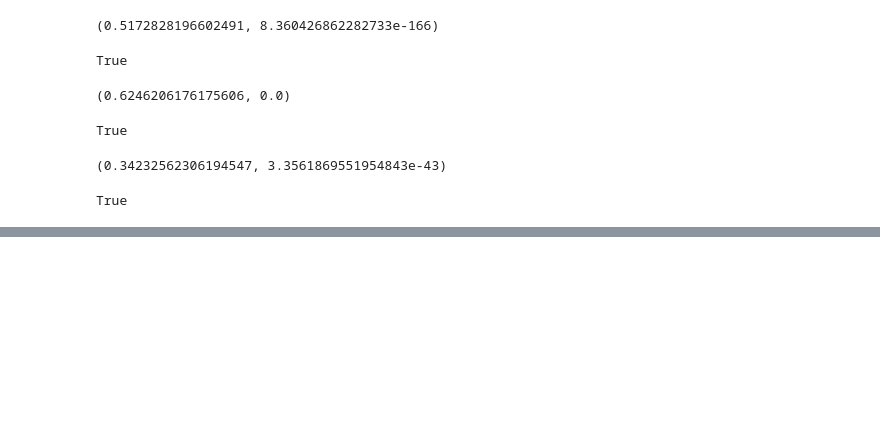
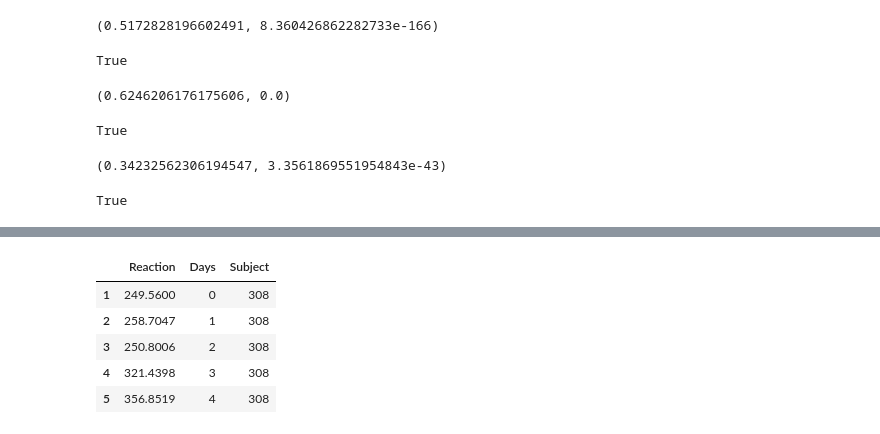
Before and after one commit to javahava1222/statistics-exercises, a Jupyter notebook: hypothesis_testing.ipynb, the cells around one changed output, grey strips where cells are left out. Drawn from its saved outputs; the diff is of its cells as text; code cells hidden in the pictures; blank space fills up the shorter version.

```diff
--- a/hypothesis_testing.ipynb
+++ b/hypothesis_testing.ipynb
@@ -493,3 +538,13 @@ r, p
 # %%
-
 # Use the sleepstudy data. Is there a relationship between days and reaction time?
+sleep = data('sleepstudy')
+sleep.head()
+#H0 = there is no relationship between days and reaction time
+#H1 = there is a relationship between days and reaction time
+# %% [output]
+|  | Reaction | Days | Subject |
+| 1 | 249.5600 | 0 | 308 |
+| 2 | 258.7047 | 1 | 308 |
+| 3 | 250.8006 | 2 | 308 |
+| 4 | 321.4398 | 3 | 308 |
+| 5 | 356.8519 | 4 | 308 |
```
Also changed, not shown: parts of 17 cells of this notebook.
